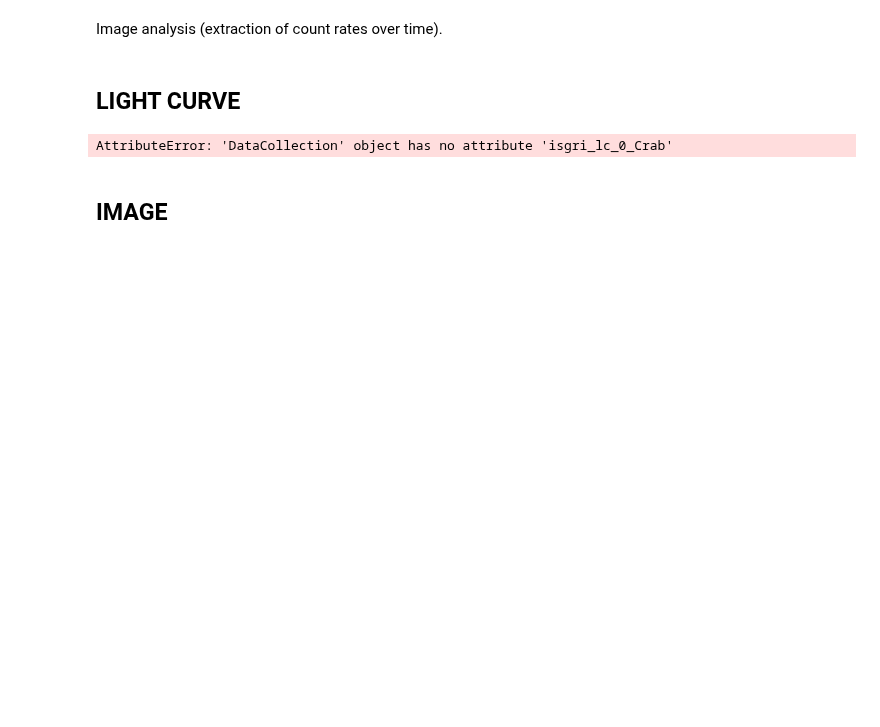
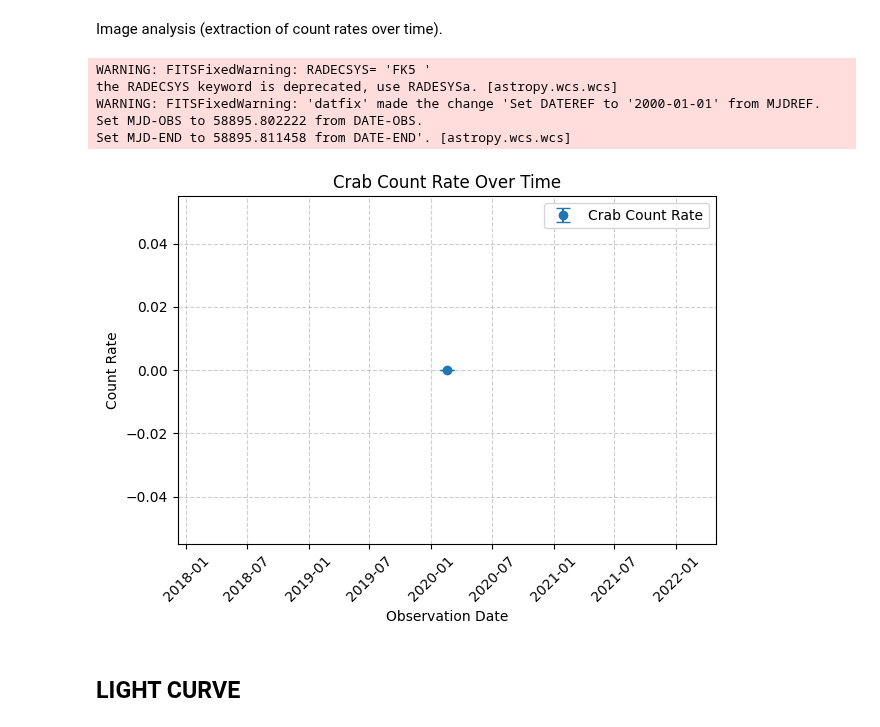
Before and after one commit to interstellxr/jupiter-xray-analysis, a Jupyter notebook: jupiter-xrays/CrabAnalysis.ipynb, the cells around one changed output. Cells and saved outputs as stored; diff of their text form; code cells hidden in the pictures; blank space fills up the shorter version.

Commit message:
Can now extract data from query product such as intensity, variance and observation date. Can also be saved to file and the long term light curve can be plotted.

```diff
--- a/jupiter-xrays/CrabAnalysis.ipynb
+++ b/jupiter-xrays/CrabAnalysis.ipynb
@@ -380,0 +303,29 @@ im.write_fits(f"../data/Crab-{scw_pick}")
+# %%
+crab_countrates = []
+crab_variances = []
+obs_start_dates = []
+obs_end_dates = []
+
+for result in image_results:
+
+    intensity_unit = result.mosaic_image_0_mosaic.get_data_unit(2)
+    header = result.mosaic_image_0_mosaic.get_data_unit(2).header
+    intensity_data = intensity_unit.data
+
+    var_unit = result.mosaic_image_0_mosaic.get_data_unit(3)
+    var_data = var_unit.data
+
+    wcs = WCS(header)
+    x, y = wcs.all_world2pix(ra, dec, 0)
+    x_int, y_int = int(round(x.item())), int(round(y.item()))
+
+    crab_countrates.append(intensity_data[y_int, x_int])
+    crab_variances.append(var_data[y_int, x_int])
+    obs_start_dates.append(header['DATE-OBS'])
+    obs_end_dates.append(header['DATE-END'])
+# %% [output]
+WARNING: FITSFixedWarning: RADECSYS= 'FK5 '
+the RADECSYS keyword is deprecated, use RADESYSa. [astropy.wcs.wcs]
+WARNING: FITSFixedWarning: 'datfix' made the change 'Set DATEREF to '2000-01-01' from MJDREF.
+Set MJD-OBS to 58895.802222 from DATE-OBS.
+Set MJD-END to 58895.811458 from DATE-END'. [astropy.wcs.wcs]
@@ -381,3 +342,25 @@ im.write_fits(f"../data/Crab-{scw_pick}")
+# %%
+from datetime import datetime
+
+obs_times = [datetime.strptime(date, "%Y-%m-%dT%H:%M:%S") for date in obs_start_dates]
+
+crab_countrates = np.array(crab_countrates)
+crab_variances = np.array(crab_variances)
+
+errors = np.sqrt(crab_variances)
+
+plt.figure()
+plt.errorbar(obs_times, crab_countrates, yerr=errors, fmt='o', capsize=5, label="Crab Count Rate")
+
+plt.xlabel("Observation Date")
+plt.ylabel("Count Rate")
+plt.title("Crab Count Rate Over Time")
+plt.xticks(rotation=45)
+plt.grid(True, linestyle="--", alpha=0.6)
+plt.legend()
+plt.tight_layout()
+# %% [output]
+[figure, added]
 # %% [markdown]
 ## LIGHT CURVE
 # %%
@@ -447,11 +430,3 @@ while True:
         print("done!")
         break
     print("not done")
-# %%
-data_collection.isgri_lc_0_Crab.show()
-lc=data_collection._p_list[0]
-lc.show()
-print(lc.meta_data)
-print(lc.data_unit[1].header)
-# %% [output]
-AttributeError: 'DataCollection' object has no attribute 'isgri_lc_0_Crab'
@@ -462,2 +432,0 @@ lc_plot.show("Crab", ng_sig_limit=3.0, find_excesses=True)
-# %% [markdown]
-## IMAGE
```
Also changed, not shown: parts of 13 cells of this notebook, 1 other file.
